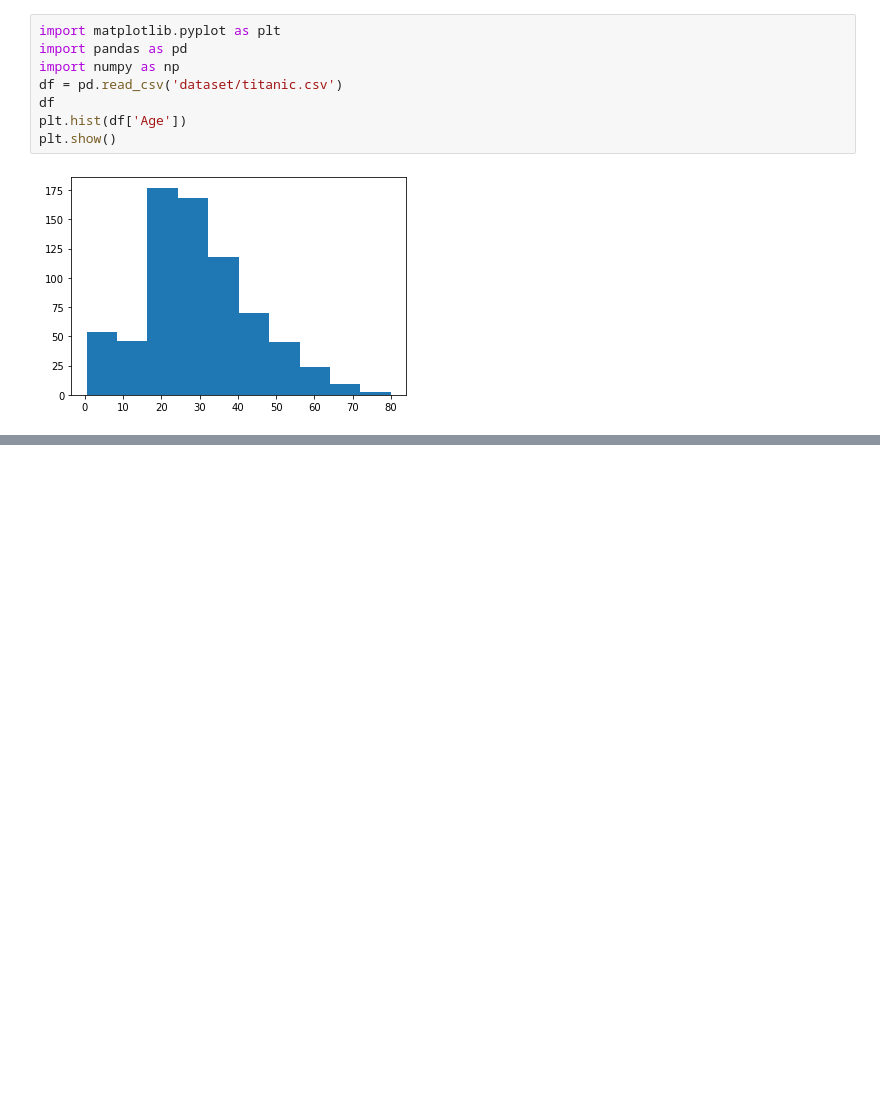
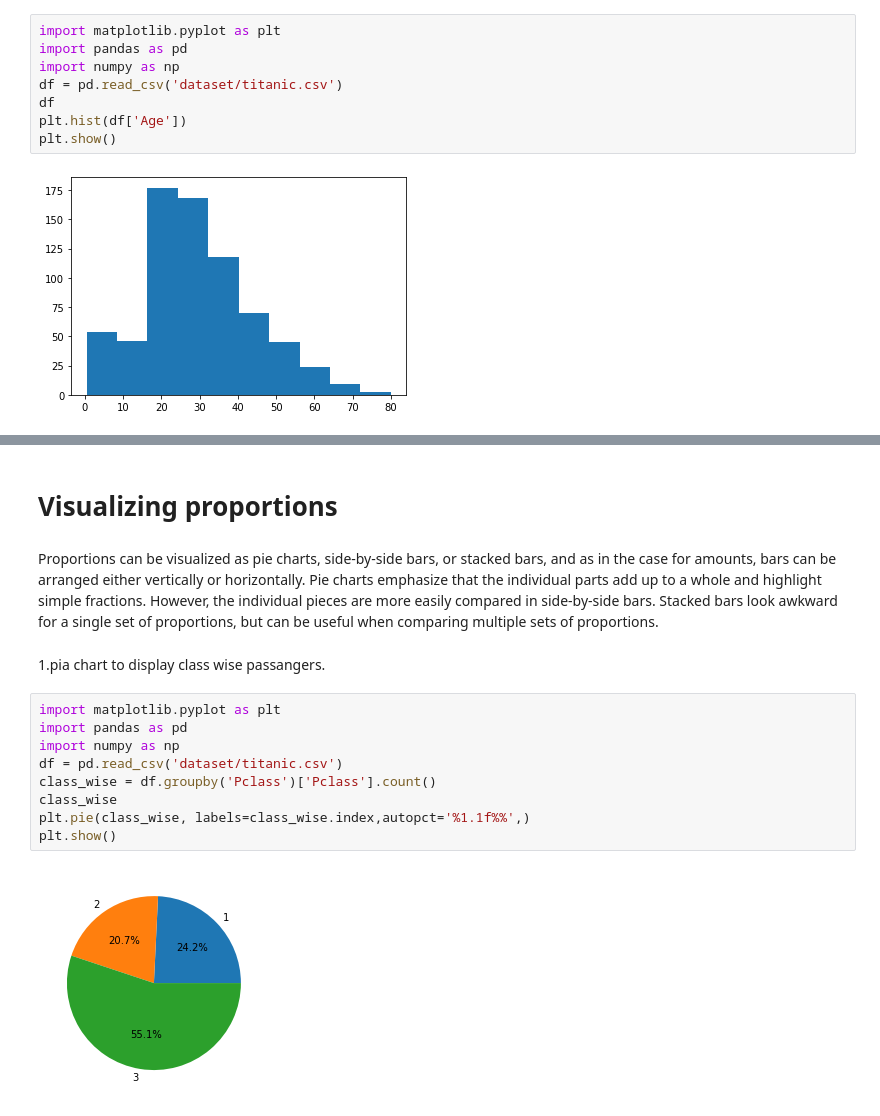
Before and after one commit to harshad848/pydata, a Jupyter notebook: Data_visualization_with_python.ipynb, the cells around one changed output, grey strips where cells are left out. Drawn from its saved outputs; the diff is of its cells as text; blank space fills up the shorter version.

```diff
--- a/Data_visualization_with_python.ipynb
+++ b/Data_visualization_with_python.ipynb
@@ -734,0 +735,17 @@ Name: Survived, Length: 88, dtype: float64
+# %% [markdown]
+# Visualizing proportions
+# %% [markdown]
+Proportions can be visualized as pie charts, side-by-side bars, or stacked bars, and as in the case for amounts, bars can be arranged either vertically or horizontally. Pie charts emphasize that the individual parts add up to a whole and highlight simple fractions. However, the individual pieces are more easily compared in side-by-side bars. Stacked bars look awkward for a single set of proportions, but can be useful when comparing multiple sets of proportions.
+# %% [markdown]
+1.pia chart to display class wise passangers.
+# %%
+import matplotlib.pyplot as plt
+import pandas as pd
+import numpy as np
+df = pd.read_csv('dataset/titanic.csv')
+class_wise = df.groupby('Pclass')['Pclass'].count()
+class_wise
+plt.pie(class_wise, labels=class_wise.index,autopct='%1.1f%%',)
+plt.show()
+# %% [output]
+[figure, added]
```
Also changed, not shown: parts of 13 cells of this notebook.
